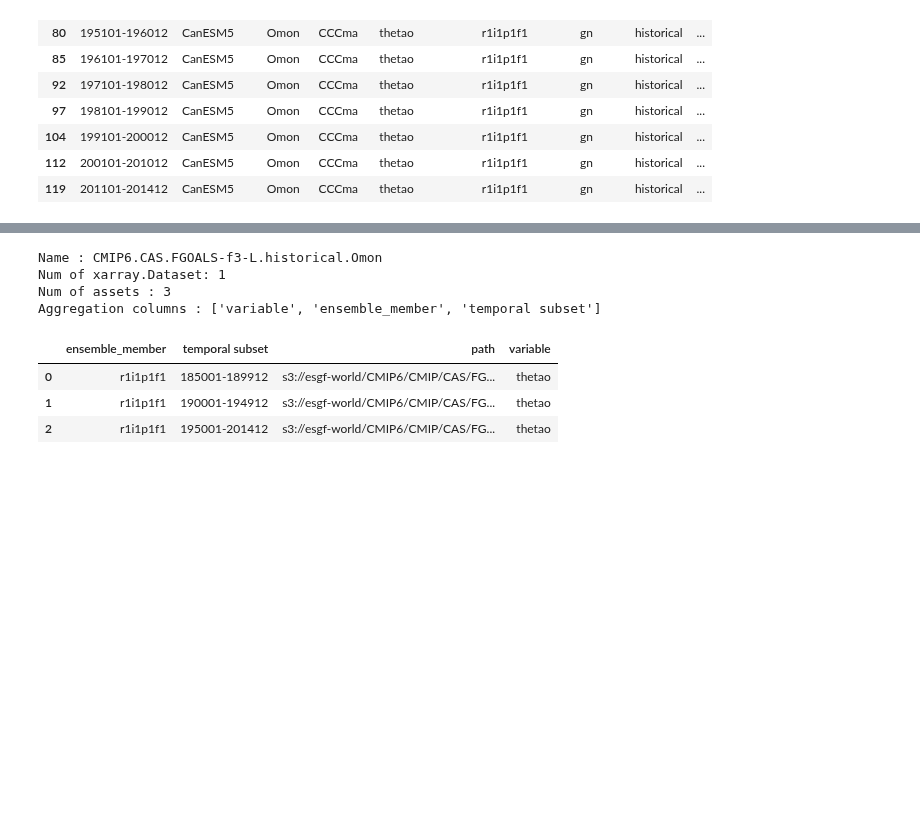
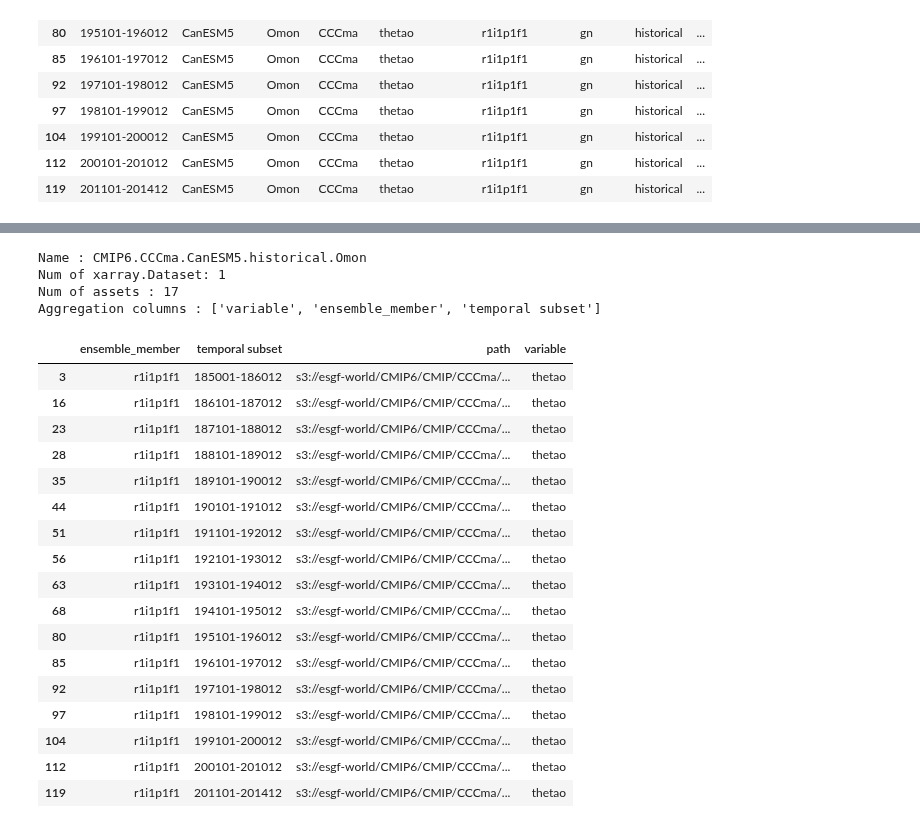
Before and after one commit to aradhakrishnanGFDL/gfdl-aws-analysis, a Jupyter notebook: examples/get_latest_versions.ipynb, the cells around one changed output, grey strips where cells are left out. Cells and saved outputs as stored; diff of their text form; code cells hidden in the pictures; blank space fills up the shorter version.

```diff
--- a/examples/get_latest_versions.ipynb
+++ b/examples/get_latest_versions.ipynb
@@ -122,4 +139,4 @@ cat_T_new[cat_T_new['model']=='CanESM5'] #one distinct version only, latest one.
 | 112 | 200101-201012 | CanESM5 | Omon | CCCma | thetao | r1i1p1f1 | gn | historical | ... |
 | 119 | 201101-201412 | CanESM5 | Omon | CCCma | thetao | r1i1p1f1 | gn | historical | ... |
 # %%
-cat_T = intake.open_esm_datastore(cat2_T,esmcol_data=esmcol_data)
+cat_T = intake.open_esm_datastore(cat_T_new,esmcol_data=esmcol_data)
@@ -144,11 +161,25 @@ gfdltest catalog with 1 dataset(s) from 3 asset(s):
 # %%
-cat_T['CMIP6.CAS.FGOALS-f3-L.historical.Omon']
+cat_T['CMIP6.CCCma.CanESM5.historical.Omon']
 # %% [output]
-Name : CMIP6.CAS.FGOALS-f3-L.historical.Omon
+Name : CMIP6.CCCma.CanESM5.historical.Omon
 Num of xarray.Dataset: 1
-Num of assets : 3
+Num of assets : 17
 Aggregation columns : ['variable', 'ensemble_member', 'temporal subset']
 |  | ensemble_member | temporal subset | path | variable |
-| 0 | r1i1p1f1 | 185001-189912 | s3://esgf-world/CMIP6/CMIP/CAS/FG... | thetao |
-| 1 | r1i1p1f1 | 190001-194912 | s3://esgf-world/CMIP6/CMIP/CAS/FG... | thetao |
-| 2 | r1i1p1f1 | 195001-201412 | s3://esgf-world/CMIP6/CMIP/CAS/FG... | thetao |
+| 3 | r1i1p1f1 | 185001-186012 | s3://esgf-world/CMIP6/CMIP/CCCma/... | thetao |
+| 16 | r1i1p1f1 | 186101-187012 | s3://esgf-world/CMIP6/CMIP/CCCma/... | thetao |
+| 23 | r1i1p1f1 | 187101-188012 | s3://esgf-world/CMIP6/CMIP/CCCma/... | thetao |
+| 28 | r1i1p1f1 | 188101-189012 | s3://esgf-world/CMIP6/CMIP/CCCma/... | thetao |
+| 35 | r1i1p1f1 | 189101-190012 | s3://esgf-world/CMIP6/CMIP/CCCma/... | thetao |
+| 44 | r1i1p1f1 | 190101-191012 | s3://esgf-world/CMIP6/CMIP/CCCma/... | thetao |
+| 51 | r1i1p1f1 | 191101-192012 | s3://esgf-world/CMIP6/CMIP/CCCma/... | thetao |
+| 56 | r1i1p1f1 | 192101-193012 | s3://esgf-world/CMIP6/CMIP/CCCma/... | thetao |
+| 63 | r1i1p1f1 | 193101-194012 | s3://esgf-world/CMIP6/CMIP/CCCma/... | thetao |
+| 68 | r1i1p1f1 | 194101-195012 | s3://esgf-world/CMIP6/CMIP/CCCma/... | thetao |
+| 80 | r1i1p1f1 | 195101-196012 | s3://esgf-world/CMIP6/CMIP/CCCma/... | thetao |
+| 85 | r1i1p1f1 | 196101-197012 | s3://esgf-world/CMIP6/CMIP/CCCma/... | thetao |
+| 92 | r1i1p1f1 | 197101-198012 | s3://esgf-world/CMIP6/CMIP/CCCma/... | thetao |
+| 97 | r1i1p1f1 | 198101-199012 | s3://esgf-world/CMIP6/CMIP/CCCma/... | thetao |
+| 104 | r1i1p1f1 | 199101-200012 | s3://esgf-world/CMIP6/CMIP/CCCma/... | thetao |
+| 112 | r1i1p1f1 | 200101-201012 | s3://esgf-world/CMIP6/CMIP/CCCma/... | thetao |
+| 119 | r1i1p1f1 | 201101-201412 | s3://esgf-world/CMIP6/CMIP/CCCma/... | thetao |
```
Also changed, not shown: parts of 4 cells of this notebook.
